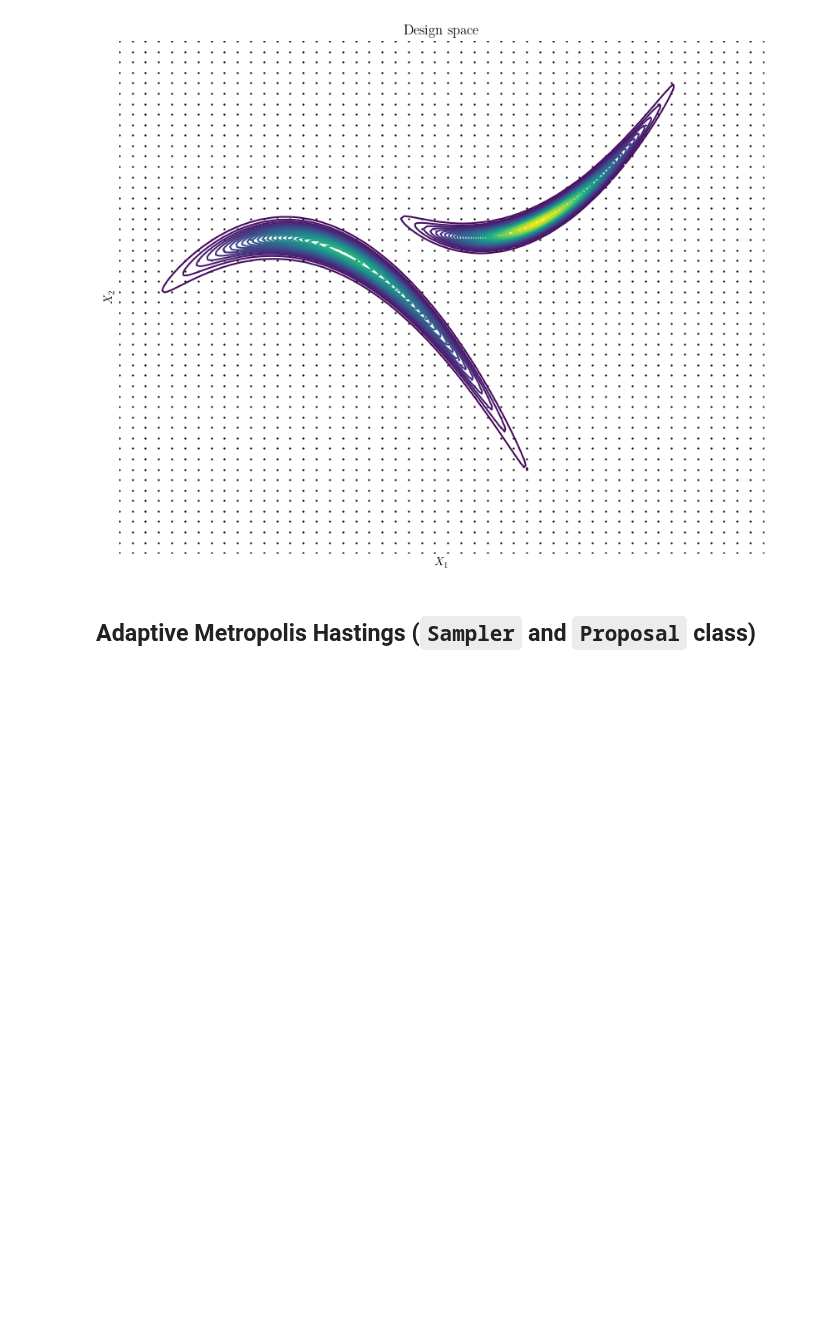
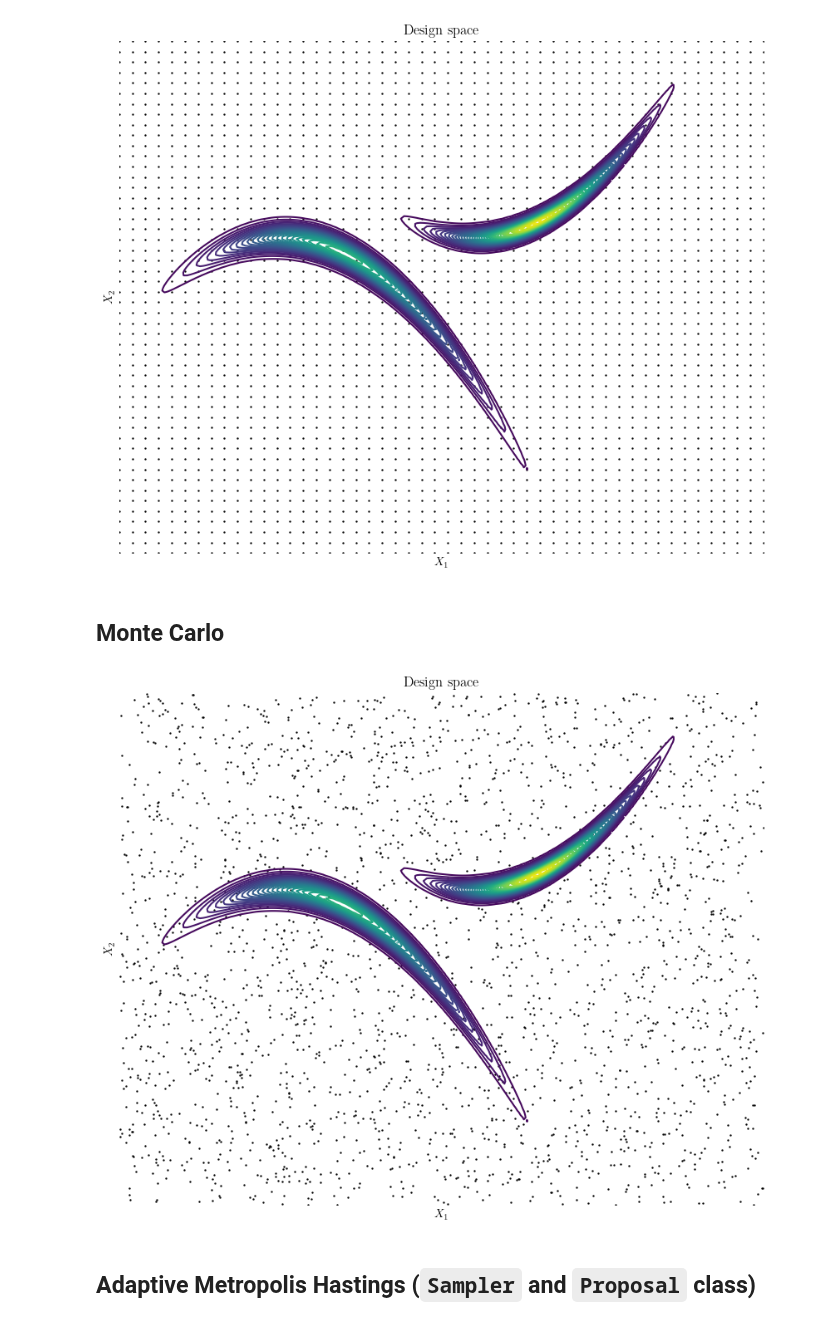
Before and after one commit to mark-hobbs/articles, a Jupyter notebook: design-space-exploration.ipynb, the cells around one changed output. Drawn from its saved outputs; the diff is of its cells as text; code cells hidden in the pictures; blank space fills up the shorter version.

```diff
--- a/design-space-exploration.ipynb
+++ b/design-space-exploration.ipynb
@@ -99,6 +99,24 @@ plt.yticks([])
 plt.savefig('grid-search.png', dpi=300, bbox_inches='tight')
 # %% [output]
 [figure]
+# %% [markdown]
+## Monte Carlo
+# %%
+X1_mc = np.random.uniform(-5, 15, 2500)
+X2_mc = np.random.uniform(-80, 50, 2500)
+
+plt.figure(figsize=(10, 8))
+plt.contour(X1, X2, Z, levels=40, cmap='viridis')
+plt.scatter(X1_mc, X2_mc, s=0.5, color='black')
+plt.xlabel('$X_1$')
+plt.ylabel('$X_2$')
+plt.title('Design space')
+plt.gca().set_frame_on(False)
+plt.xticks([])
+plt.yticks([])
+plt.savefig('monte-carlo.png', dpi=300, bbox_inches='tight')
+# %% [output]
+[figure, added]
 # %% [markdown]
 ## Adaptive Metropolis Hastings (`Sampler` and `Proposal` class)
 # %%
```
Also changed, not shown: parts of 3 cells of this notebook, 2 other files.
